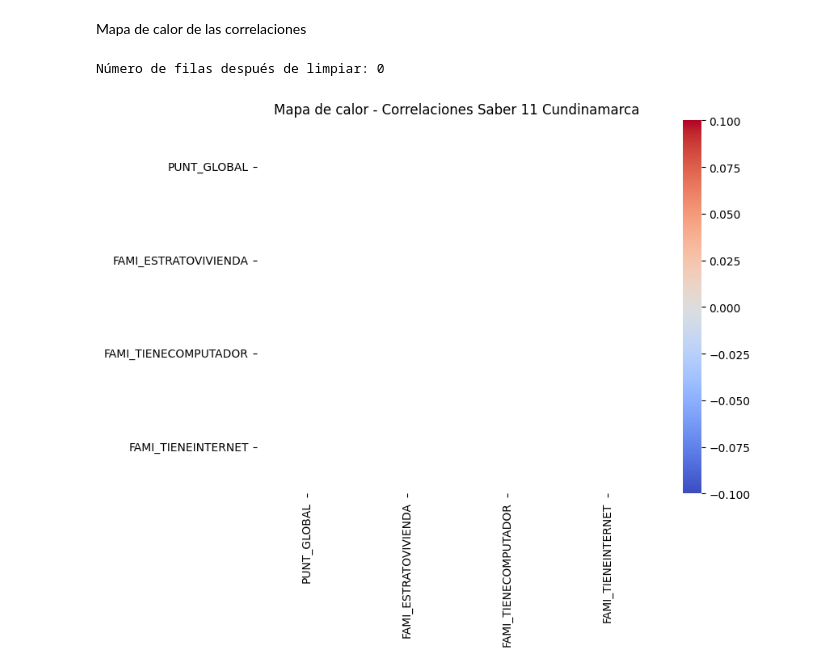
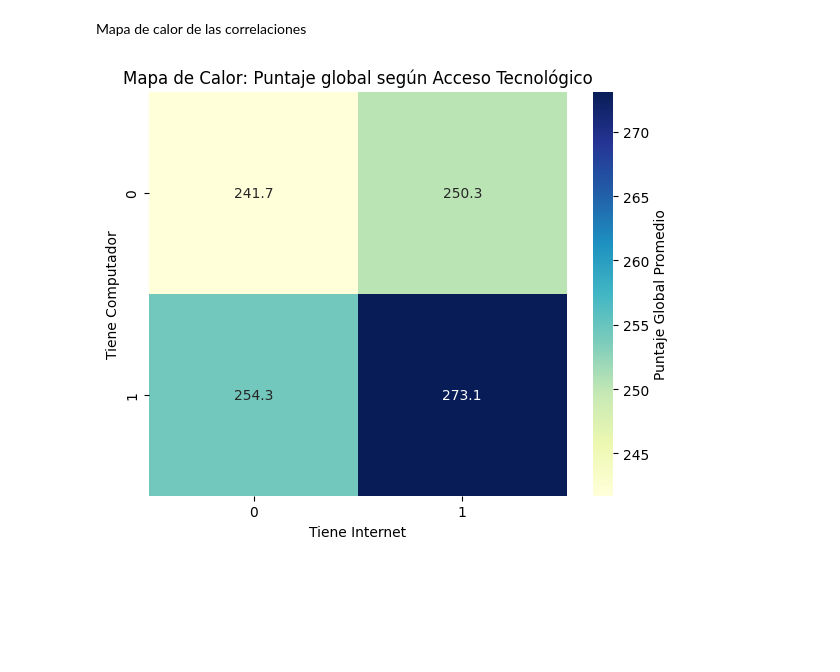
Before and after one commit to isabellagomez2003-sys/Proyecto-1, a Jupyter notebook: pregunta2(Dani).ipynb, the cells around one changed output. Drawn from its saved outputs; the diff is of its cells as text; code cells hidden in the pictures; blank space fills up the shorter version.

```diff
--- a/pregunta2(Dani).ipynb
+++ b/pregunta2(Dani).ipynb
@@ -562,51 +448,26 @@ Notes:
 # %% [markdown]
 Mapa de calor de las correlaciones
 # %%
-import pandas as pd
-import seaborn as sns
-import matplotlib.pyplot as plt
+tabla_heatmap = df_limpio.groupby(
+    ['FAMI_TIENECOMPUTADOR','FAMI_TIENEINTERNET']
+)['PUNT_GLOBAL'].mean().unstack()
 
-columnas = [
-    "PUNT_GLOBAL",
-    "FAMI_ESTRATOVIVIENDA",
-    "FAMI_TIENECOMPUTADOR",
-    "FAMI_TIENEINTERNET"
-]
 
-df_heat = df[columnas].copy()
+plt.figure(figsize=(6,5))
 
-# Estrato numérico
-df_heat["FAMI_ESTRATOVIVIENDA"] = pd.to_numeric(
-    df_heat["FAMI_ESTRATOVIVIENDA"], errors="coerce"
+sns.heatmap(
+    tabla_heatmap,
+    annot=True,
+    fmt=".1f",
+    cmap="YlGnBu",
+    cbar_kws={'label': 'Puntaje Global Promedio'}
 )
 
-# Normalizar texto
-df_heat["FAMI_TIENECOMPUTADOR"] = df_heat["FAMI_TIENECOMPUTADOR"].astype(str).str.upper()
-df_heat["FAMI_TIENEINTERNET"] = df_heat["FAMI_TIENEINTERNET"].astype(str).str.upper()
+plt.title("Mapa de Calor: Puntaje global según Acceso Tecnológico")
+plt.xlabel("Tiene Internet")
+plt.ylabel("Tiene Computador")
 
-# Convertir a binario
-df_heat["FAMI_TIENECOMPUTADOR"] = df_heat["FAMI_TIENECOMPUTADOR"].replace({
-    "SI":1, "SÍ":1, "1":1,
-    "NO":0, "2":0
-})
-
-df_heat["FAMI_TIENEINTERNET"] = df_heat["FAMI_TIENEINTERNET"].replace({
-    "SI":1, "SÍ":1, "1":1,
-    "NO":0, "2":0
-})
-
-# Eliminar nulos después de convertir
-df_heat = df_heat.dropna()
-
-print("Número de filas después de limpiar:", len(df_heat))
-
-# Matriz de correlación
-corr = df_heat.corr()
-
-plt.figure(figsize=(8,6))
-sns.heatmap(corr, annot=True, cmap="coolwarm", fmt=".2f")
-plt.title("Mapa de calor - Correlaciones Saber 11 Cundinamarca")
+plt.tight_layout()
 plt.show()
 # %% [output]
-Número de filas después de limpiar: 0
-[figure, old version]
+[figure, new version]
```
Also changed, not shown: parts of 16 cells of this notebook, 1 other file.
